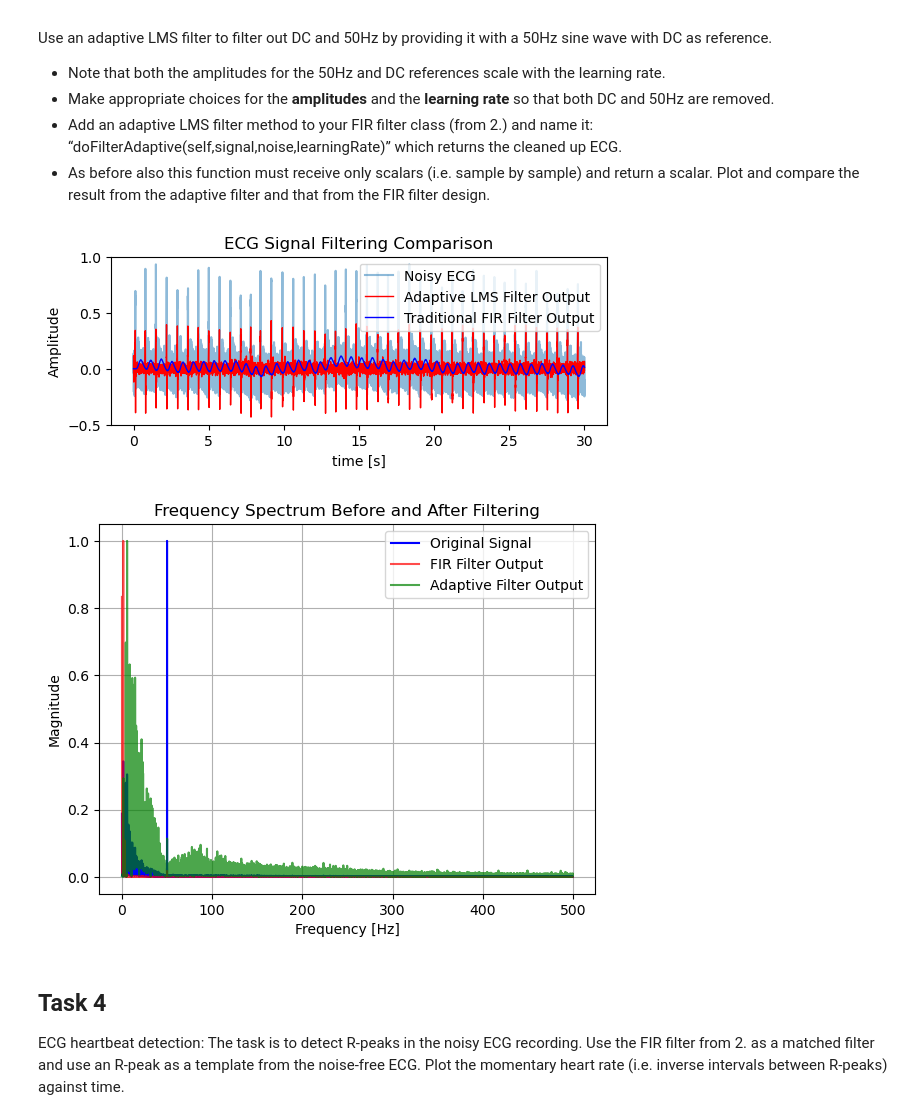
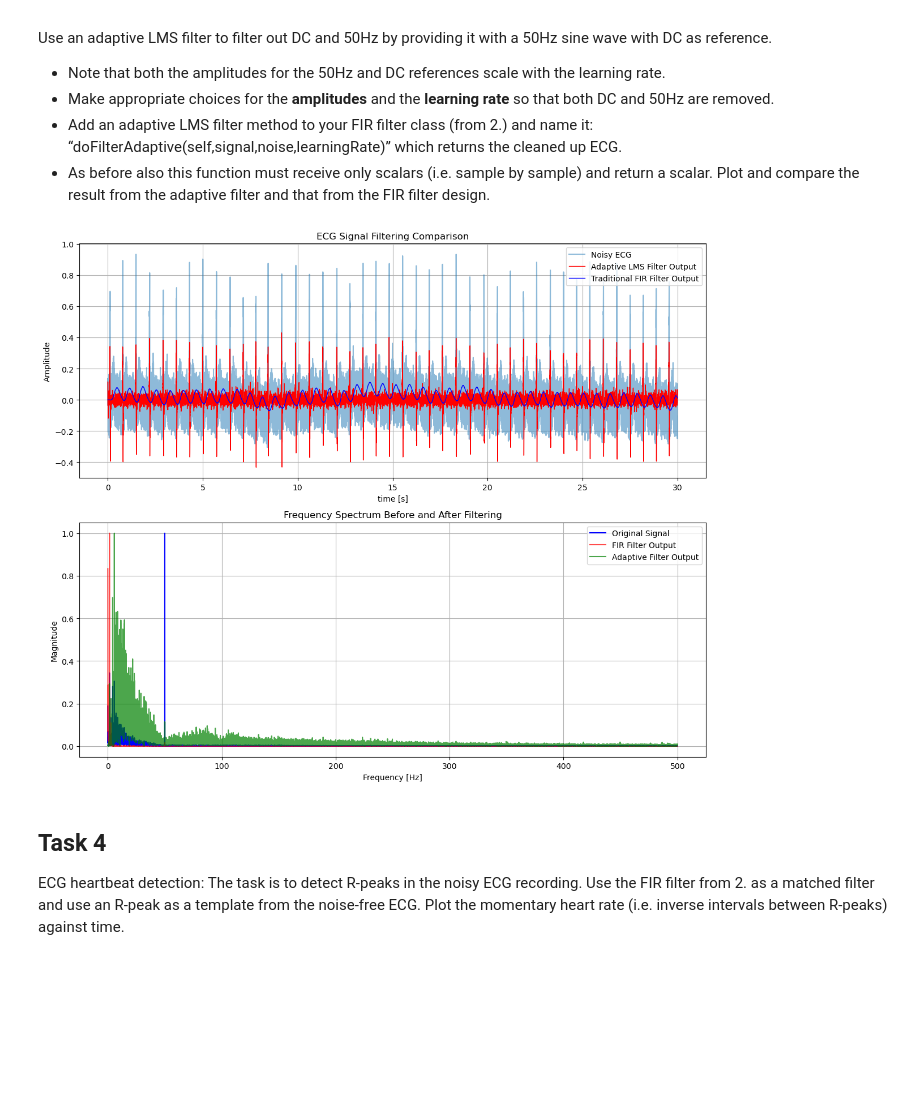
Before and after one commit to aurora0543/FIR_Lab, a Jupyter notebook: FIR.ipynb, the cells around one changed output. Drawn from its saved outputs; the diff is of its cells as text; code cells hidden in the pictures; blank space fills up the shorter version.

```diff
--- a/FIR.ipynb
+++ b/FIR.ipynb
@@ -204,49 +205,51 @@ for n, sample in enumerate(ecg_signal):
 adaptive_output = np.array(adaptive)
 
 # Plot the original noisy ECG, adaptive filter output, and FIR filter output
-fig = plt.figure()
+plt.figure(figsize=(12, 10))
 
 # Plot in the time domain
-fig1 = fig.add_subplot(2, 1, 1)
-fig1.plot(time, ecg_signal, label='Noisy ECG', alpha=0.5)
-fig1.plot(time, adaptive_output, label='Adaptive LMS Filter Output', color='red', linewidth=1)
+plt.subplot(2, 1, 1)
+plt.plot(time, ecg_signal, label='Noisy ECG', alpha=0.5)
+plt.plot(time, adaptive_output, label='Adaptive LMS Filter Output', color='red', linewidth=1)
 plt.plot(time, filtered_ecg_signal, label='Traditional FIR Filter Output', color='blue', linewidth=1)
 plt.legend()
+plt.grid()
 plt.xlabel('time [s]')
 plt.ylabel('Amplitude')
 plt.title('ECG Signal Filtering Comparison')
-plt.show()
 
 # Calculate and plot the frequency spectrum
 def do_fft(signal, sampling_rate):
     fft_result = np.fft.fft(signal)
     freqs = np.fft.fftfreq(len(signal), 1/sampling_rate)
     positive_freqs = freqs[:len(signal) // 2]
     positive_fft = fft_result[:len(signal) // 2]
     return positive_freqs, positive_fft
 
 adaptive_freqs, adaptive_fft = do_fft(adaptive_output, sampling_rate)
 filtered_freqs, filtered_fft = do_fft(filtered_ecg_signal, sampling_rate)
 original_freqs, original_fft = do_fft(ecg_signal, sampling_rate)
 
 normalized_adaptive_fft = np.abs(adaptive_fft) / np.max(np.abs(adaptive_fft))
 normalized_filtered_fft = np.abs(filtered_fft) / np.max(np.abs(filtered_fft))
 normalized_original_fft = np.abs(original_fft) / np.max(np.abs(original_fft))
 
 # plot the frequency spectrum
-plt.figure()
+plt.subplot(2, 1, 2)
 plt.plot(original_freqs, normalized_original_fft, color = 'b',  label='Original Signal')
 plt.plot(filtered_freqs, normalized_filtered_fft, color = 'r',alpha=0.7, label='FIR Filter Output')
 plt.plot(adaptive_freqs, normalized_adaptive_fft, color = 'g',alpha=0.7, label='Adaptive Filter Output')
 plt.title('Frequency Spectrum Before and After Filtering')
 plt.xlabel('Frequency [Hz]')
 plt.ylabel('Magnitude')
 plt.legend()
 plt.grid()
+
+plt.tight_layout()
+plt.savefig('Task3.svg', format='svg')
 plt.show()
 # %% [output]
-[figure, old version]
+[figure, new version]
-[figure, removed]
 # %% [markdown]
 ## Task 4
 ECG heartbeat detection: The task is to detect R-peaks in the noisy ECG recording. Use the FIR filter from 2. as a matched filter and use an R-peak as a template from the noise-free ECG. Plot the momentary heart rate (i.e. inverse intervals between R-peaks) against time.
```
Also changed, not shown: parts of 2 cells of this notebook, 3 other files.
